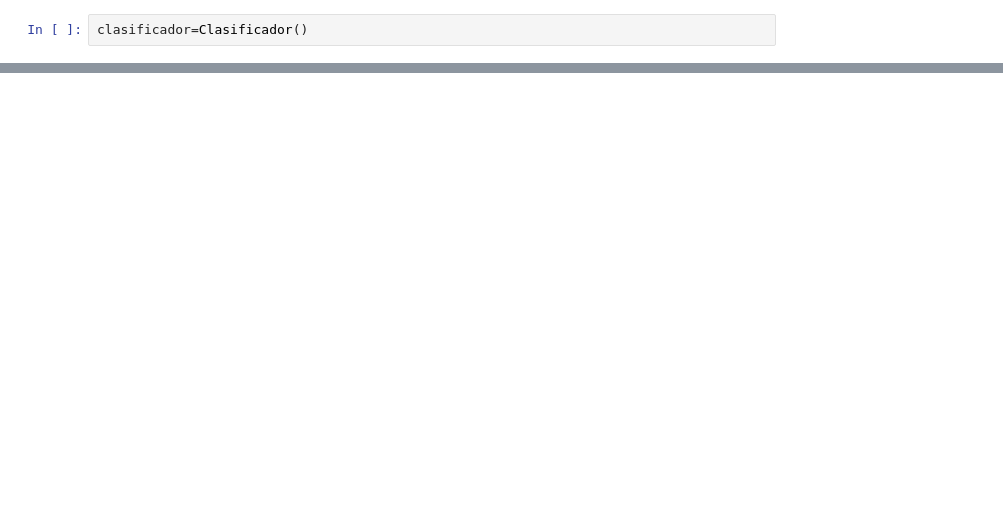
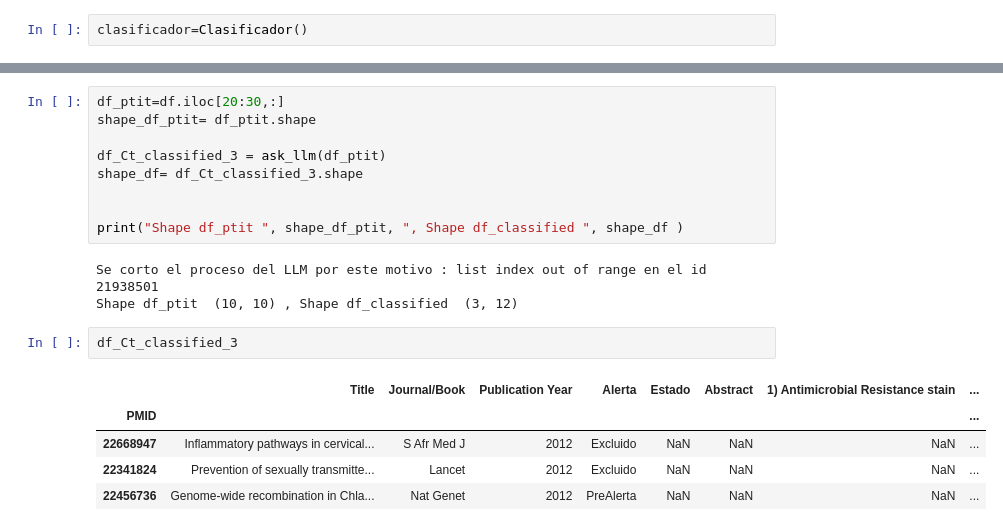
Before and after one commit to LLMzCor/LLMzCor.github.io, a Jupyter notebook: PAC_juan.ipynb, the cells around one changed output, grey strips where cells are left out. Drawn from its saved outputs; the diff is of its cells as text; blank space fills up the shorter version.

```diff
--- a/PAC_juan.ipynb
+++ b/PAC_juan.ipynb
@@ -110,0 +238,20 @@ if __name__ == '__main__':
+# %%
+df_ptit=df.iloc[20:30,:]
+shape_df_ptit= df_ptit.shape
+
+df_Ct_classified_3 = ask_llm(df_ptit)
+shape_df= df_Ct_classified_3.shape
+
+
+print("Shape df_ptit ", shape_df_ptit, ", Shape df_classified ", shape_df )
+# %% [output]
+Se corto el proceso del LLM por este motivo : list index out of range en el id 21938501
+Shape df_ptit  (10, 10) , Shape df_classified  (3, 12)
+# %%
+df_Ct_classified_3
+# %% [output]
+|  | Title | Journal/Book | Publication Year | Alerta | Estado | Abstract | 1) Antimicrobial Resistance stain | ... |
+| PMID |  |  |  |  |  |  |  | ... |
+| 22668947 | Inflammatory pathways in cervical... | S Afr Med J | 2012 | Excluido | NaN | NaN | NaN | ... |
+| 22341824 | Prevention of sexually transmitte... | Lancet | 2012 | Excluido | NaN | NaN | NaN | ... |
+| 22456736 | Genome-wide recombination in Chla... | Nat Genet | 2012 | PreAlerta | NaN | NaN | NaN | ... |
```
Also changed, not shown: parts of 50 cells of this notebook, 6 other files.
